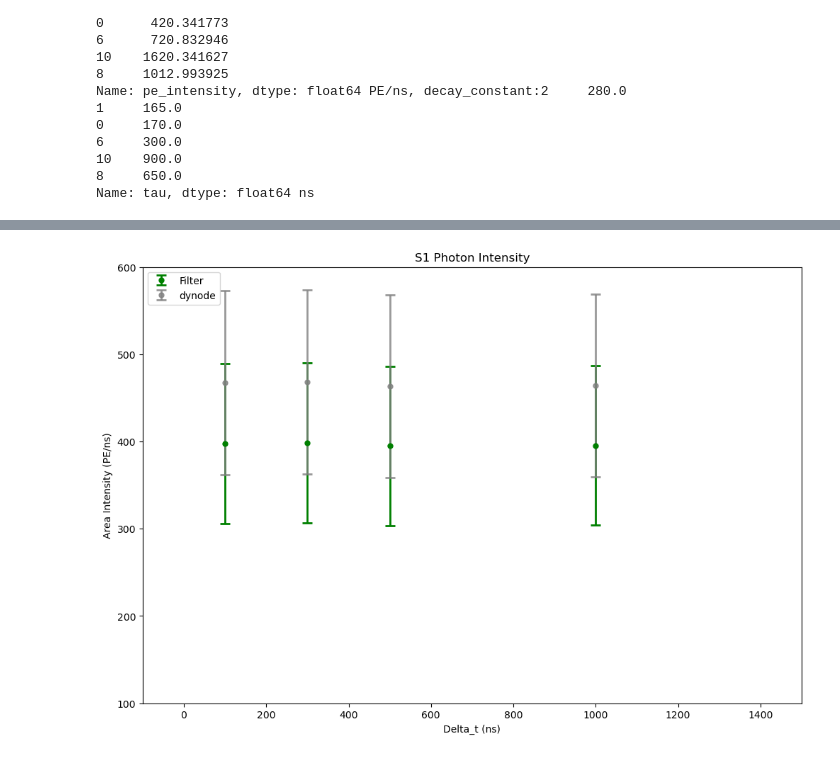
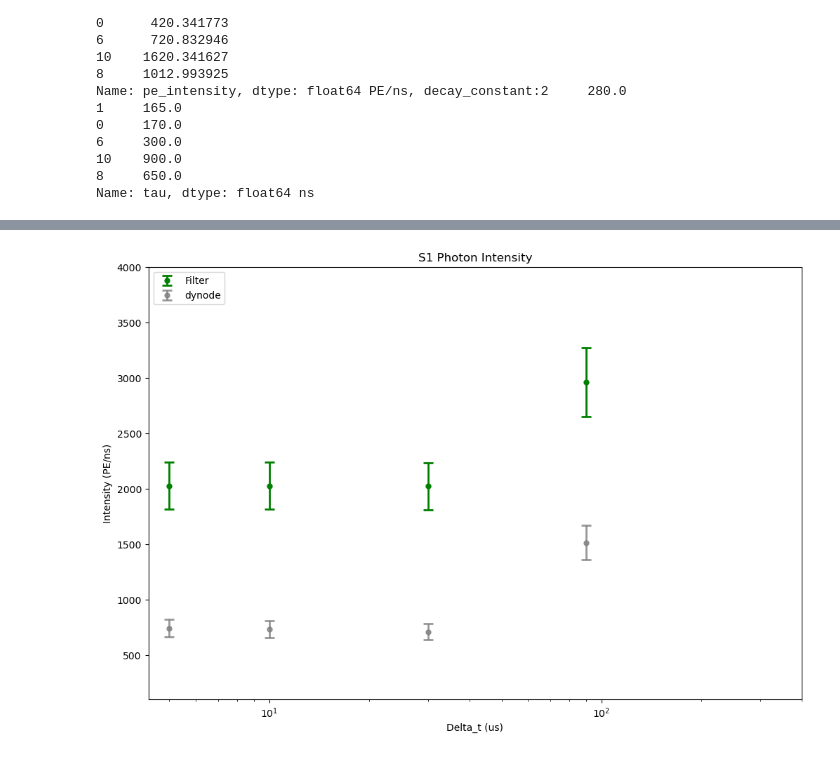
Before and after one commit to Westlake-University-Lsc-lab/ProcessLocalData, a Jupyter notebook: plotsfigures.ipynb, the cells around one changed output, grey strips where cells are left out. Saved outputs shown, nothing was run; the diff lists cells and outputs as text; code cells hidden in the pictures.

```diff
--- a/plotsfigures.ipynb
+++ b/plotsfigures.ipynb
@@ -577,5 +531,5 @@ Name: tau, dtype: float64 ns
 import pandas as pd
 import numpy as np
 import h5py
-pd_path = 'outnpy/S1_100ns_S2_1us_delta_t_100ns_to_1us_scaled.h5py'
+pd_path = 'outnpy/S1_2.4V_500ns_S2_1.36V_1us_delta_t_5us_to_90us_scaled.h5py'
 df = pd.read_hdf(pd_path, key='winfo')
@@ -583,16 +546,19 @@ df = pd.read_hdf(pd_path, key='winfo')
 # #S2 with attenuator:::   4776.46, sigma =86.75
 # fix_S2_1us = 4608.000203
 # fix_S2_1us_err = 82.529809
-fix_s2_with_attenuator = 4787.885477
-fix_s2_with_attenuator_err =86.272236
-fix_s2_without_attenuator = 4423.642862
-fix_s2_without_attenuator_err = 82.229966
+# fix_s2_with_attenuator = 4787.885477
+# fix_s2_with_attenuator_err =86.272236
+# fix_s2_without_attenuator = 4423.642862
+# fix_s2_without_attenuator_err = 82.229966
+
+fix_s2_with_attenuator = 15714.052338
+fix_s2_with_attenuator_err = 51.863811
 
 y_filter = df.filter_fix_s2/df.S2_width
 y_filter_err = df.filter_fix_s2/df.S2_width * np.sqrt((df.filter_fix_s2_err/df.filter_fix_s2) **2  + (5/df.S2_width))
 y_anode = df.Ch0_s2_mu /df.S2_width
 y_anode_err = df.Ch0_s2_mu /df.S2_width * np.sqrt((df.Ch0_s2_sigma/df.Ch0_s2_mu) **2  + (5/df.S2_width))
-x = df.Delta_t
+# x = df.Delta_t
 
 y_filter_s1 = df.filter_fix_s1/df.S1_width
 y_filter_s1_err = df.filter_fix_s1/df.S1_width * np.sqrt((df.filter_fix_s1_err/df.filter_fix_s1) **2  + (5/df.S1_width))
@@ -600,4 +566,9 @@ y_dynode_s1 = df.dynode_fix_s1 /df.S1_width
 y_dynode_s1_err = df.dynode_fix_s1 /df.S1_width * np.sqrt((df.dynode_fix_s1_err/df.dynode_fix_s1) **2  + (5/df.S1_width))
 y_anode_s1 = df.Ch0_s1_mu /df.S1_width
 y_anode_s1err = df.Ch0_s1_mu /df.S1_width * np.sqrt((df.Ch0_s1_sigma/df.Ch0_s1_mu) **2  + (5/df.S1_width))
-x = df.Delta_t
+x = df.Delta_t #* 1000 # in ms
+
+ratio_s2 = df.filter_fix_s2 /fix_s2_with_attenuator
+ratio_s2_err = df.filter_fix_s2 /fix_s2_with_attenuator * np.sqrt((df.filter_fix_s2_err/df.filter_fix_s2) **2  + (fix_s2_with_attenuator_err/fix_s2_with_attenuator) **2)
+ratio_s2_anode = df.Ch0_s2_mu /fix_s2_with_attenuator
+ratio_s2_anode_err = df.Ch0_s2_mu /fix_s2_with_attenuator * np.sqrt((df.Ch0_s2_sigma/df.Ch0_s2_mu) **2  + (fix_s2_with_attenuator_err/fix_s2_with_attenuator) **2)
@@ -642,24 +600,24 @@ plt.show()
 # %%
 import matplotlib.pyplot as plt
 fig, ax = plt.subplots(figsize=(12,8))
 ax.errorbar(x, y_filter_s1, yerr=y_filter_s1_err, fmt='.', markersize=10, ecolor='g', mfc='g', mec='g',capsize=5, elinewidth=2, capthick=2, label='Filter')
 ax.errorbar(x, y_dynode_s1, yerr=y_dynode_s1_err, fmt='.', markersize=10,  ecolor='grey', mfc='grey', mec='grey', alpha=0.8, capsize=5, elinewidth=2, capthick=2, label='dynode')
 # ax.errorbar(x, y_anode, yerr=y_anode_err, fmt='.', ecolor='b', mfc='b', mec='b',capsize=3, elinewidth=2, capthick=2, label='Anode')
 # ax.errorbar(x, y_anode, yerr=y_anode_err, fmt='.', ecolor='black', mfc='black', mec='black',capsize=3, elinewidth=2, capthick=2, label='Anode')
-ax.set_xlabel('Delta_t (ns)')
-ax.set_ylabel('Area Intensity (PE/ns)')
+ax.set_xlabel('Delta_t (us)')
+ax.set_ylabel('Intensity (PE/ns)')
 ax.set_title('S1 Photon Intensity')
-# ax.set_xscale('log')
+ax.set_xscale('log')
 # ax.set_yscale('log')
 # for index, row in df.iterrows():
 #    for column_name, value in row.items():
 #         ax.text(df['voltage'][index], (df['filter_fix_s1'][index])/100 , s= str(df['file_tag'][index]), rotation='horizontal', color='gray',alpha=0.3)  #rotation='vertical'   rotation='horizontal'
 # ax.legend()
 
 ax.legend(loc='upper left')
 
-ax.set_xlim(-100, 1500)
-ax.set_ylim(100, 600)
+ax.set_xlim(-10, 400)
+ax.set_ylim(100, 4000)
 plt.show()
 # %% [output]
-[figure, old version]
+[figure, new version]
```
Also changed, not shown: parts of 13 cells of this notebook.
